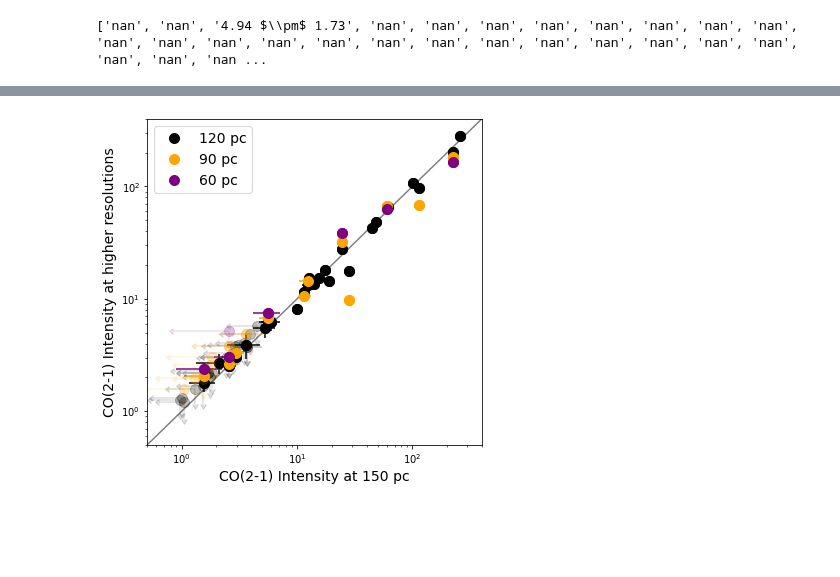
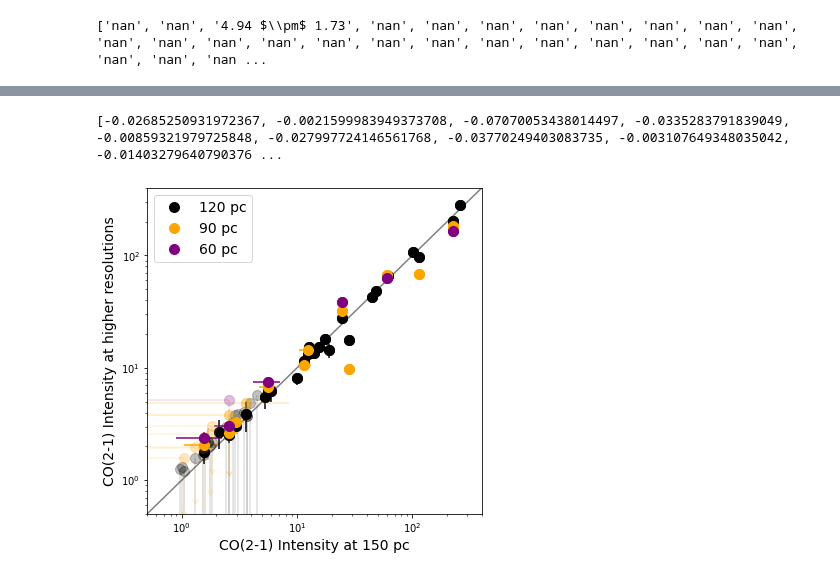
Before and after one commit to NessMayker/SNeCO, a Jupyter notebook: Code/3.0c._Intensity_Table.ipynb, the cells around one changed output, grey strips where cells are left out. Saved outputs shown, nothing was run; the diff lists cells and outputs as text; code cells hidden in the pictures; blank space fills up the shorter version.

Commit message:
fixed error reporting on intensity comparison plot

```diff
--- a/Code/3.0c._Intensity_Table.ipynb
+++ b/Code/3.0c._Intensity_Table.ipynb
@@ -97,6 +97,11 @@ ascii.write(intenTexTable, '../Data/3.IntenTexTable.tex', format='latex', fast_w
 # %%
 # for i in range(len(galaxies)):
 #     print(Arr150[i], galaxies[i])
+
+
+def logErrors(value, error):
+    logErr = 0.434*(np.log10(value-error)- np.log10(value+error))
+    return(logErr)
 # %%
 x60v150, y60v150, ex60v150, ey60v150 = [],[],[],[]
 x90v150, y90v150, ex90v150, ey90v150 = [],[],[],[]
@@ -145,7 +150,7 @@ Det120x,Det120y,x120v150Flip, y120v150Flip = checkULs(x120v150, y120v150, ex120v
 def reorder(detArrx, detArry, xArr, yArr, xerr, yerr):
 
     xD, yD, xDe, yDe, xULD, yULD, xULDe, yULDe, xDUL, yDUL, xDULe, yDULe,xULS, yULS, xULSe, yULSe = [],[],[],[],[],[],[],[],[],[],[],[],[],[],[],[]
-
+    logxDe, logyDe, logxULDe, logyULDe, logxDULe, logyDULe, logxULSe, logyULSe = [],[],[],[],[],[],[],[]
     for i in range(len(detArrx)):
 
         if detArrx[i] == False and detArry[i] == False:
@@ -153,25 +158,37 @@ def reorder(detArrx, detArry, xArr, yArr, xerr, yerr):
             yD.append(yArr[i])
             xDe.append(xerr[i])
             yDe.append(yerr[i])
+            logxDe.append(logErrors(xArr[i],xerr[i]))
+            logyDe.append(logErrors(yArr[i],yerr[i]))
         elif detArrx[i] == True and detArry[i] == False:
             xULD.append(xArr[i])
             yULD.append(yArr[i])
-            xULDe.append(xerr[i])
+            xULDe.append(xerr[i] * 3)
             yULDe.append(yerr[i])
+            logxULDe.append(logErrors(xArr[i],xerr[i]*3))
+            logyULDe.append(logErrors(yArr[i],yerr[i]))
         elif detArrx[i] == False and detArry[i] == True:
             xDUL.append(xArr[i])
             yDUL.append(yArr[i])
             xDULe.append(xerr[i])
-            yDULe.append(yerr[i])
+            yDULe.append(yerr[i]* 3)
+            logxDULe.append(logErrors(xArr[i],xerr[i]))
+            logyDULe.append(logErrors(yArr[i],yerr[i]*3))
         elif detArrx[i] == True and detArry[i] == True:
             xULS.append(xArr[i])
             yULS.append(yArr[i])
-            xULSe.append(xerr[i])
-            yULSe.append(yerr[i])
+            xULSe.append(xerr[i]* 3)
+            yULSe.append(yerr[i]* 3)
+            logxULSe.append(logErrors(xArr[i],xerr[i]*3))
+            logyULSe.append(logErrors(yArr[i],yerr[i]*3))
         else:
             print("something fucked up.")
 
-    plotStuff = [(xD, yD, xDe, yDe), (xULD, yULD, xULDe, yULDe), (xDUL, yDUL, xDULe, yDULe),(xULS, yULS, xULSe, yULSe)]
+
+    plotStuff = [(xD, yD, xDe, yDe, logxDe, logyDe),
+                 (xULD, yULD, xULDe, yULDe, logxULDe, logyULDe),
+                 (xDUL, yDUL, xDULe, yDULe, logxDULe, logyDULe),
+                 (xULS, yULS, xULSe, yULSe, logxULSe, logyULSe)]
 
     return(plotStuff)
 
@@ -205,42 +202,43 @@ fig = plt.figure(figsize=(6,6))
 plt.loglog(x,y,ls="-",color="grey", zorder=0)
 plt.xlim(0.5,400)
 plt.ylim(0.5,400)
-
+print(plotStuff120[0][4], plotStuff120[0][5])
 
 plt.loglog(plotStuff120[0][0], plotStuff120[0][1], color="black", marker="o",ls="",ms=10, label="120 pc", alpha = 1, zorder=1)
-plt.errorbar(plotStuff120[0][0], plotStuff120[0][1], plotStuff120[0][2], plotStuff120[0][3], color="black", marker="o",ls="",ms=10, alpha = 1, zorder=1)
+plt.errorbar(plotStuff120[0][0], plotStuff120[0][1], plotStuff120[0][3], plotStuff120[0][4], color="black", marker="o",ls="",ms=10, alpha = 1, zorder=1)
 plt.loglog(plotStuff120[1][0], plotStuff120[1][1], color="black", marker="o",ls="",ms=10, alpha = 0.25, zorder=1)
-plt.errorbar(plotStuff120[1][0], plotStuff120[1][1], plotStuff120[1][2], plotStuff120[1][3],xuplims=True, color="black", marker="o",ls="",ms=10, alpha = 0.25, zorder=1)
+plt.errorbar(plotStuff120[1][0], plotStuff120[1][1], plotStuff120[1][3], plotStuff120[1][4],xuplims=True, color="black", marker="o",ls="",ms=10, alpha = 0.25, zorder=1)
 plt.loglog(plotStuff120[2][0], plotStuff120[2][1], color="black", marker="o",ls="",ms=10, alpha = 0.25, zorder=1)
-plt.errorbar(plotStuff120[2][0], plotStuff120[2][1], plotStuff120[2][2], plotStuff120[2][3],uplims=True, color="black", marker="o",ls="",ms=10, alpha = 0.25, zorder=1)
+plt.errorbar(plotStuff120[2][0], plotStuff120[2][1], plotStuff120[2][3], plotStuff120[2][4],uplims=True, color="black", marker="o",ls="",ms=10, alpha = 0.25, zorder=1)
 plt.loglog(plotStuff120[3][0], plotStuff120[3][1], color="black", marker="o",ls="",ms=10, alpha = 0.13, zorder=1)
-plt.errorbar(plotStuff120[3][0], plotStuff120[3][1], plotStuff120[3][2], plotStuff120[3][3],xuplims=True,uplims=True, color="black", marker="o",ls="",ms=10, alpha = 0.13, zorder=1)
+plt.errorbar(plotStuff120[3][0], plotStuff120[3][1], plotStuff120[3][3], plotStuff120[3][4],xuplims=True,uplims=True, color="black", marker="o",ls="",ms=10, alpha = 0.13, zorder=1)
 
 
 plt.loglog(plotStuff90[0][0], plotStuff90[0][1], color="orange", marker="o",ls="",ms=10, label="90 pc", alpha = 1, zorder=1)
 plt.errorbar(plotStuff90[0][0], plotStuff90[0][1], plotStuff90[0][2], plotStuff90[0][3], color="orange", marker="o",ls="",ms=10, alpha = 1, zorder=1)
 plt.loglog(plotStuff90[1][0], plotStuff90[1][1], color="orange", marker="o",ls="",ms=10, alpha = 0.25, zorder=1)
 plt.errorbar(plotStuff90[1][0], plotStuff90[1][1], plotStuff90[1][2], plotStuff90[1][3],xuplims=True, color="orange", marker="o",ls="",ms=10, alpha = 0.25, zorder=1)
 plt.loglog(plotStuff90[2][0], plotStuff90[2][1], color="orange", marker="o",ls="",ms=10, alpha = 0.25, zorder=1)
 plt.errorbar(plotStuff90[2][0], plotStuff90[2][1], plotStuff90[2][2], plotStuff90[2][3],uplims=True, color="orange", marker="o",ls="",ms=10, alpha = 0.25, zorder=1)
 plt.loglog(plotStuff90[3][0], plotStuff90[3][1], color="orange", marker="o",ls="",ms=10, alpha = 0.13, zorder=1)
 plt.errorbar(plotStuff90[3][0], plotStuff90[3][1], plotStuff90[3][2], plotStuff90[3][3],xuplims=True,uplims=True, color="orange", marker="o",ls="",ms=10, alpha = 0.13, zorder=1)
 
 
 plt.loglog(plotStuff60[0][0], plotStuff60[0][1], color="purple", marker="o",ls="",ms=10, label="60 pc", alpha = 1, zorder=1)
 plt.errorbar(plotStuff60[0][0], plotStuff60[0][1], plotStuff60[0][2], plotStuff60[0][3], color="purple", marker="o",ls="",ms=10, alpha = 1, zorder=1)
 plt.loglog(plotStuff60[1][0], plotStuff60[1][1], color="purple", marker="o",ls="",ms=10, alpha = 0.25, zorder=1)
 plt.errorbar(plotStuff60[1][0], plotStuff60[1][1], plotStuff60[1][2], plotStuff60[1][3],xuplims=True, color="purple", marker="o",ls="",ms=10, alpha = 0.25, zorder=1)
 plt.loglog(plotStuff60[2][0], plotStuff60[2][1], color="purple", marker="o",ls="",ms=10, alpha = 0.25, zorder=1)
 plt.errorbar(plotStuff60[2][0], plotStuff60[2][1], plotStuff60[2][2], plotStuff60[2][3],uplims=True, color="purple", marker="o",ls="",ms=10, alpha = 0.25, zorder=1)
 plt.loglog(plotStuff60[3][0], plotStuff60[3][1], color="purple", marker="o",ls="",ms=10, alpha = 0.13, zorder=1)
 plt.errorbar(plotStuff60[3][0], plotStuff60[3][1], plotStuff60[3][2], plotStuff60[3][3],xuplims=True,uplims=True, color="purple", marker="o",ls="",ms=10, alpha = 0.13, zorder=1)
 
 plt.legend(loc="best", fontsize = 14)
 plt.ylabel("CO(2-1) Intensity at higher resolutions", fontsize=14)
 plt.xlabel("CO(2-1) Intensity at 150 pc", fontsize=14)
 plt.show()
 fig.savefig("../Figures/ResolutionIntensityComparison.png")
 plt.close()
 # %% [output]
+[-0.02685250931972367, -0.0021599983949373708, -0.07070053438014497, -0.0335283791839049, -0.00859321979725848, -0.027997724146561768, -0.03770249403083735, -0.003107649348035042, -0.01403279640790376 ...
-[figure, old version]
+[figure, new version]
```
Also changed, not shown: parts of 4 cells of this notebook, 2 other files.
